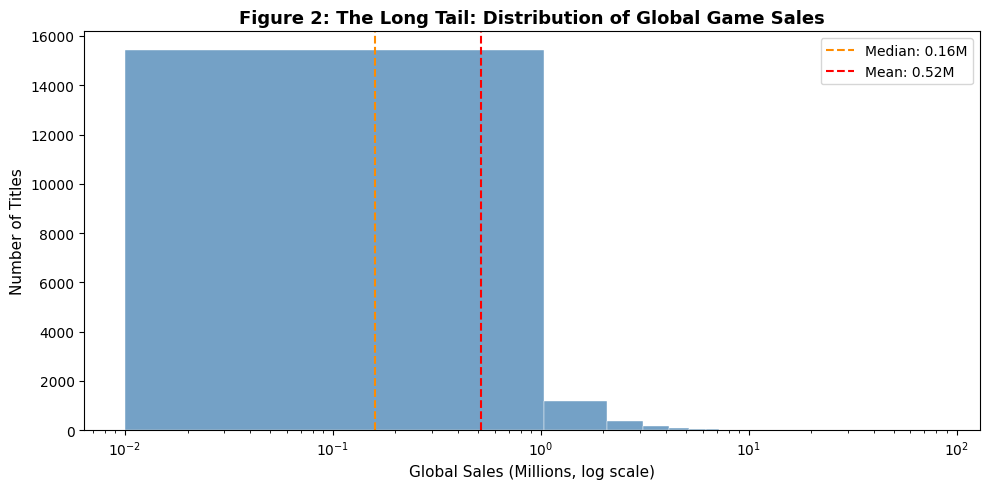
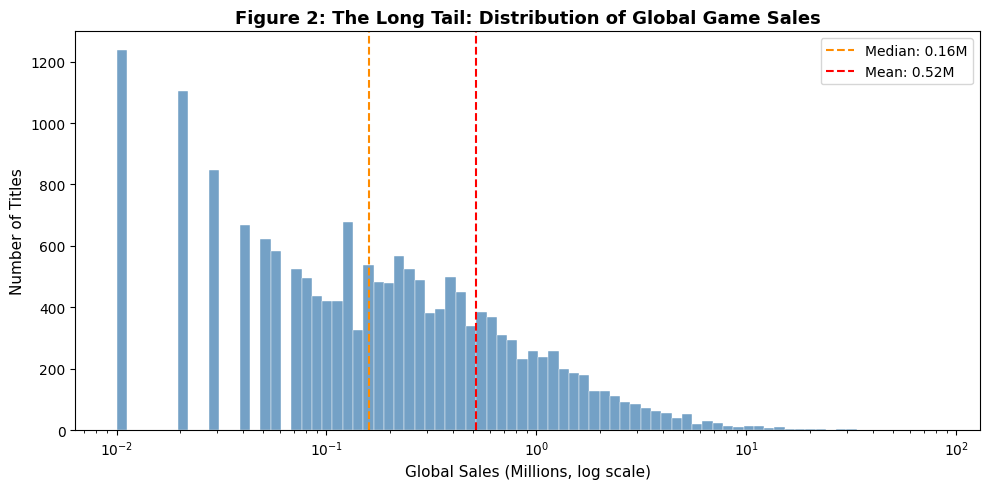
Code edit (unified diff) that turned the first committed figure into the second:
--- before
+++ after
@@ -1,6 +1,5 @@
 fig, ax = plt.subplots(figsize=(10, 5))
 
-sns.histplot(df_clean['global_sales'], bins=80, color='steelblue', edgecolor='white', linewidth=0.3, ax=ax)
-ax.set_xscale('log')
+sns.histplot(df_clean['global_sales'], bins=80, color='steelblue', edgecolor='white', linewidth=0.3, log_scale=True, ax=ax)
 ax.set_xlabel('Global Sales (Millions, log scale)', fontsize=11)
 ax.set_ylabel('Number of Titles', fontsize=11)

Commit: Reviewer fixes: log-scale bins, insights label, Grinsztajn title, README consistency